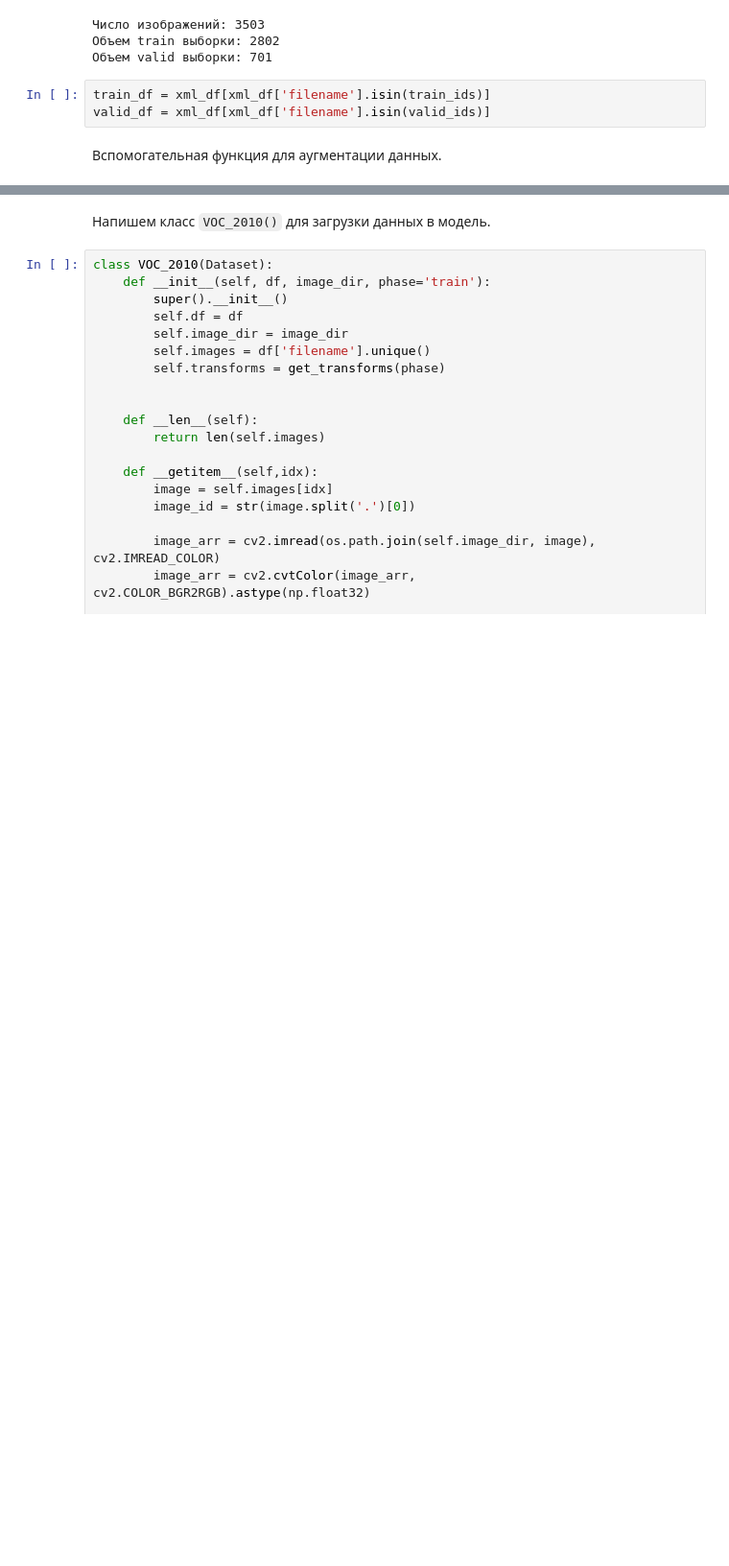
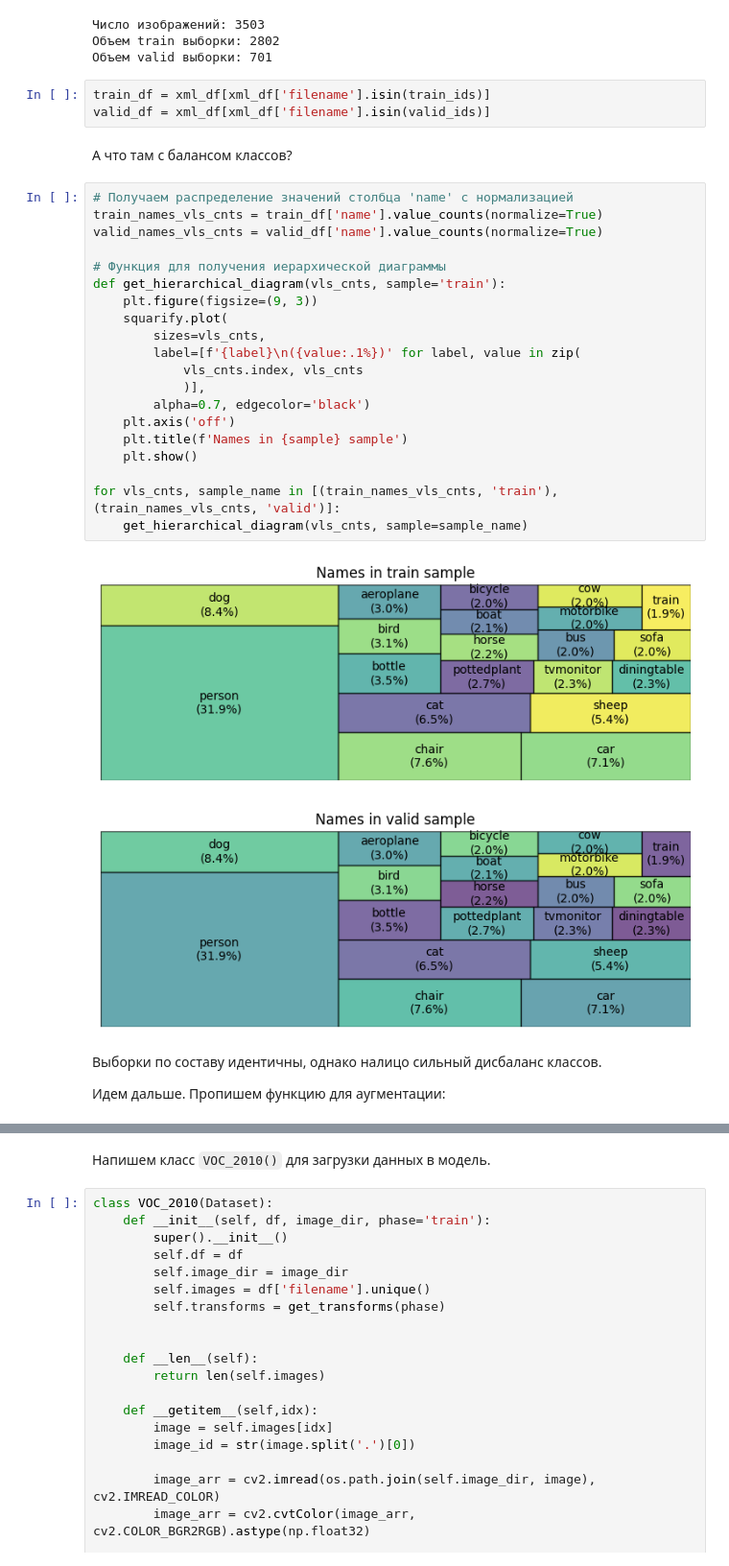
Before and after one commit to khav-i/nn_works, a Jupyter notebook: Object detection VOC2012 (Faster RCNN)/od_VOC2012_Faster_RCNN.ipynb, the cells around one changed output, grey strips where cells are left out. Shown at 96% size. Cells and saved outputs as stored; diff of their text form; blank space fills up the shorter version.

```diff
--- a/Object detection VOC2012 (Faster RCNN)/od_VOC2012_Faster_RCNN.ipynb
+++ b/Object detection VOC2012 (Faster RCNN)/od_VOC2012_Faster_RCNN.ipynb
@@ -166,6 +167,33 @@ print(f'Объем valid выборки: {len(valid_ids)}')
 # %%
 train_df = xml_df[xml_df['filename'].isin(train_ids)]
 valid_df = xml_df[xml_df['filename'].isin(valid_ids)]
-# %% [markdown]
-Вспомогательная функция для аугментации данных.
+# %% [markdown]
+А что там с балансом классов?
+# %%
+# Получаем распределение значений столбца 'name' с нормализацией
+train_names_vls_cnts = train_df['name'].value_counts(normalize=True)
+valid_names_vls_cnts = valid_df['name'].value_counts(normalize=True)
+
+# Функция для получения иерархической диаграммы
+def get_hierarchical_diagram(vls_cnts, sample='train'):
+    plt.figure(figsize=(9, 3))
+    squarify.plot(
+        sizes=vls_cnts,
+        label=[f'{label}\n({value:.1%})' for label, value in zip(
+            vls_cnts.index, vls_cnts
+            )],
+        alpha=0.7, edgecolor='black')
+    plt.axis('off')
+    plt.title(f'Names in {sample} sample')
+    plt.show()
+
+for vls_cnts, sample_name in [(train_names_vls_cnts, 'train'), (train_names_vls_cnts, 'valid')]:
+    get_hierarchical_diagram(vls_cnts, sample=sample_name)
+# %% [output]
+[figure, added]
+[figure, added]
+# %% [markdown]
+Выборки по составу идентичны, однако налицо сильный дисбаланс классов.
+
+Идем дальше. Пропишем функцию для аугментации:
 # %%
```
Also changed, not shown: parts of 31 cells of this notebook, 2 other files.
